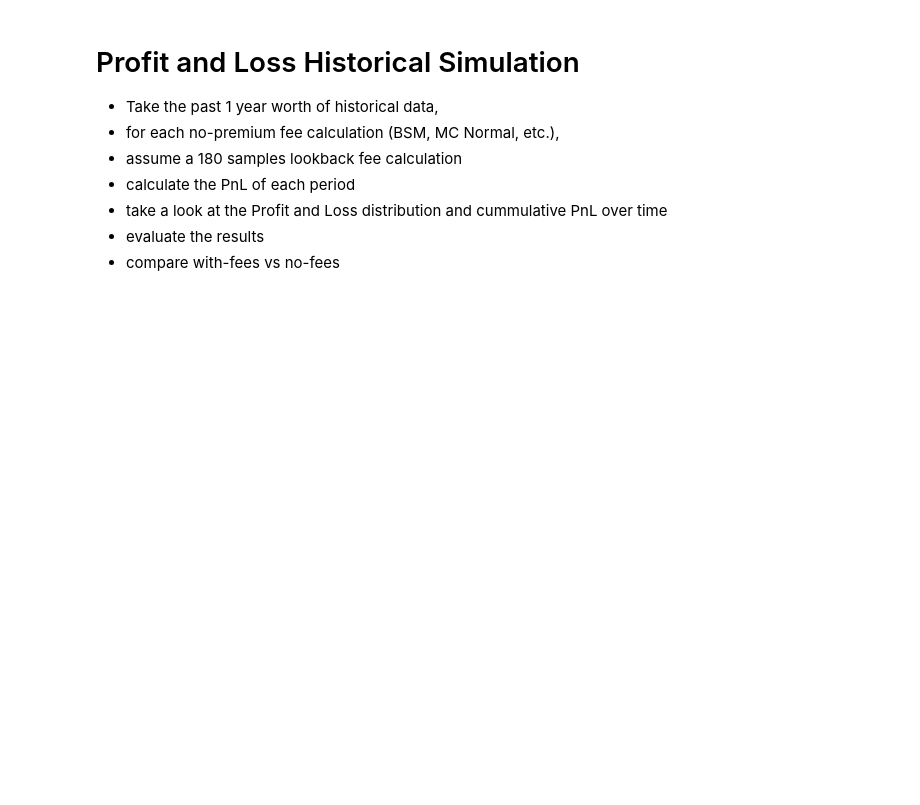
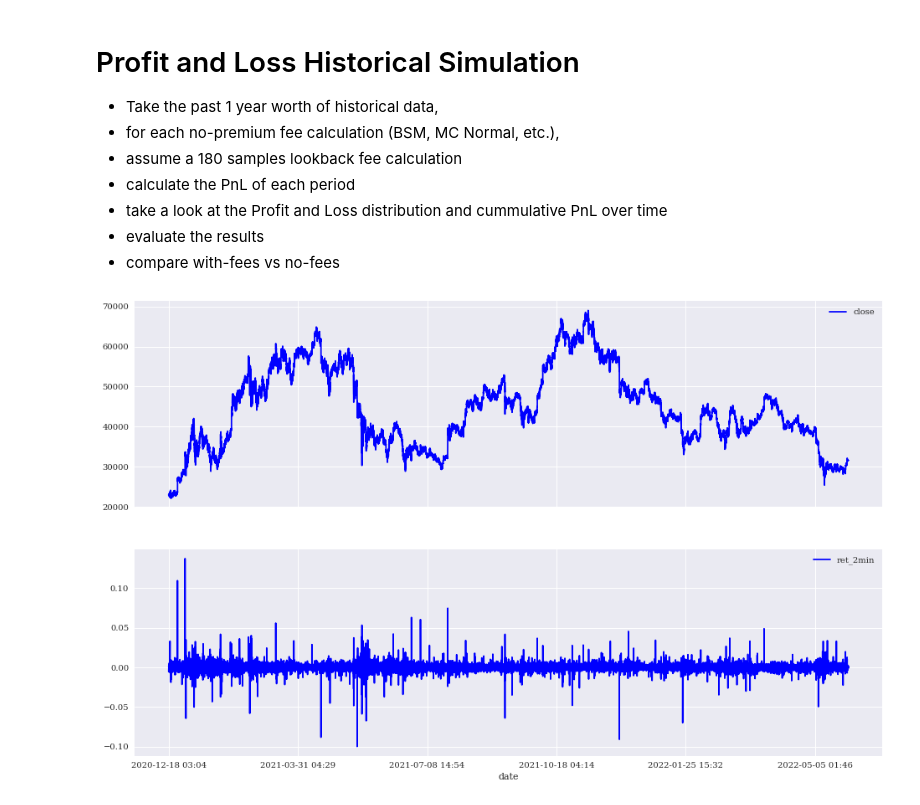
Before and after one commit to sebastienverreault/option_risk_analysis2, a Jupyter notebook: pnl_historical_simulation.ipynb, the cells around one changed output. Cells and saved outputs as stored; diff of their text form; code cells hidden in the pictures; blank space fills up the shorter version.

```diff
--- a/pnl_historical_simulation.ipynb
+++ b/pnl_historical_simulation.ipynb
@@ -207,10 +207,9 @@ btcusd_1min = pd.read_csv("./BTCUSD.csv", sep=",", header=0, names=["date","open
 
 btcusd_1min['ret_2min'] = np.log(btcusd_1min['close'] / btcusd_1min['close'].shift(2))
 
-# Using the most recent 30 days worth of data only
-nb_2min_in_30d = 30*24*30 # = 21600
-ret_2min = btcusd_1min['ret_2min'][-21600:]
-# ret_2min = btcusd_1min['ret_2min'][2:]
+# Using the past year only
+nb_2min_in_1y = 365*24*60
+ret_2min = btcusd_1min['ret_2min'][-nb_2min_in_1y:]
 
 # the 2-min vol
 vol_2min = ret_2min.std()
@@ -218,3 +217,10 @@ vol_2min = ret_2min.std()
 # number of 2-minute per year
 nb_2min_per_year = 60/2 * 24 * 365.25
 vol_ann = vol_2min * sqrt(nb_2min_per_year)
+# %%
+
+btcusd_1min[['close', 'ret_2min']][-nb_2min_in_1y:].plot(subplots=True, style='b', figsize=(16, 10))
+
+plt.show()
+# %% [output]
+[figure, added]
```
Also changed, not shown: 4 other files.
